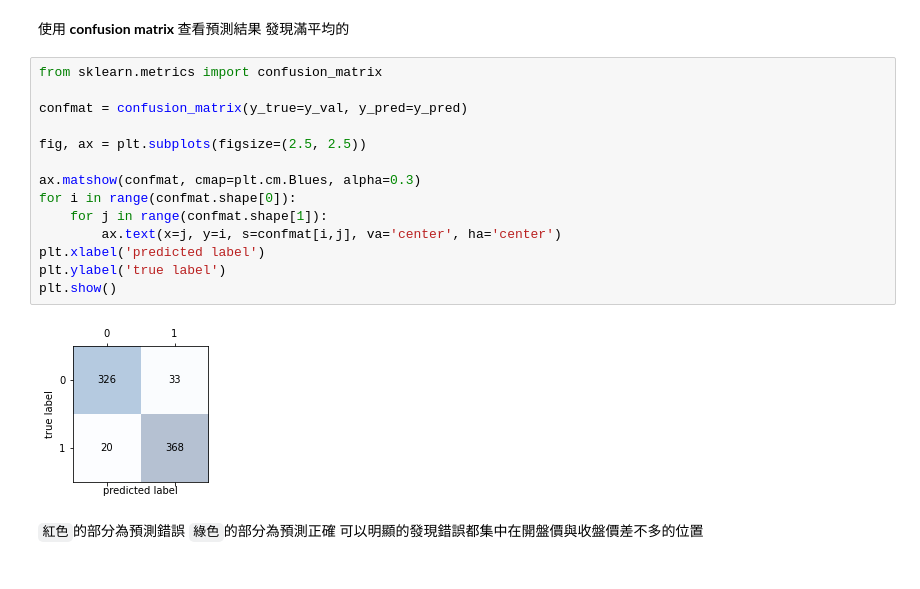
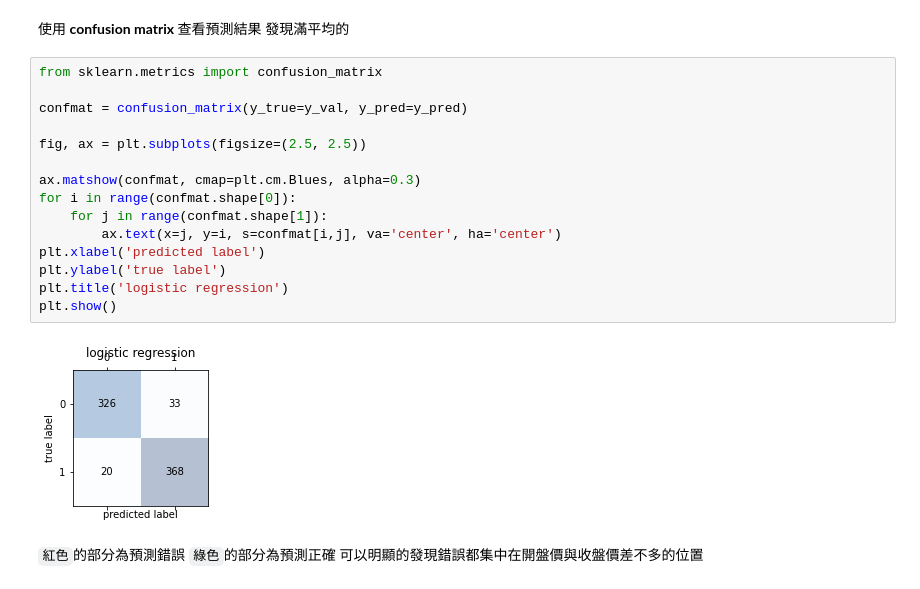
Before and after one commit to AmyLin0210/FUNDAMENTALS-OF-DATA-ANALYTICS, a Jupyter notebook: hw3-1/hw3-1.ipynb, the cells around one changed output. Drawn from its saved outputs; the diff is of its cells as text.

```diff
--- a/hw3-1/hw3-1.ipynb
+++ b/hw3-1/hw3-1.ipynb
@@ -145,19 +145,20 @@ print(clf.score(X_val, y_val))
 # %%
 from sklearn.metrics import confusion_matrix
 
 confmat = confusion_matrix(y_true=y_val, y_pred=y_pred)
 
 fig, ax = plt.subplots(figsize=(2.5, 2.5))
 
 ax.matshow(confmat, cmap=plt.cm.Blues, alpha=0.3)
 for i in range(confmat.shape[0]):
     for j in range(confmat.shape[1]):
         ax.text(x=j, y=i, s=confmat[i,j], va='center', ha='center')
 plt.xlabel('predicted label')
 plt.ylabel('true label')
+plt.title('logistic regression')
 plt.show()
 # %% [output]
-[figure, old version]
+[figure, new version]
 # %% [markdown]
 `紅色`的部分為預測錯誤
 `綠色`的部分為預測正確
```
Also changed, not shown: parts of 8 cells of this notebook, 1 other file.
